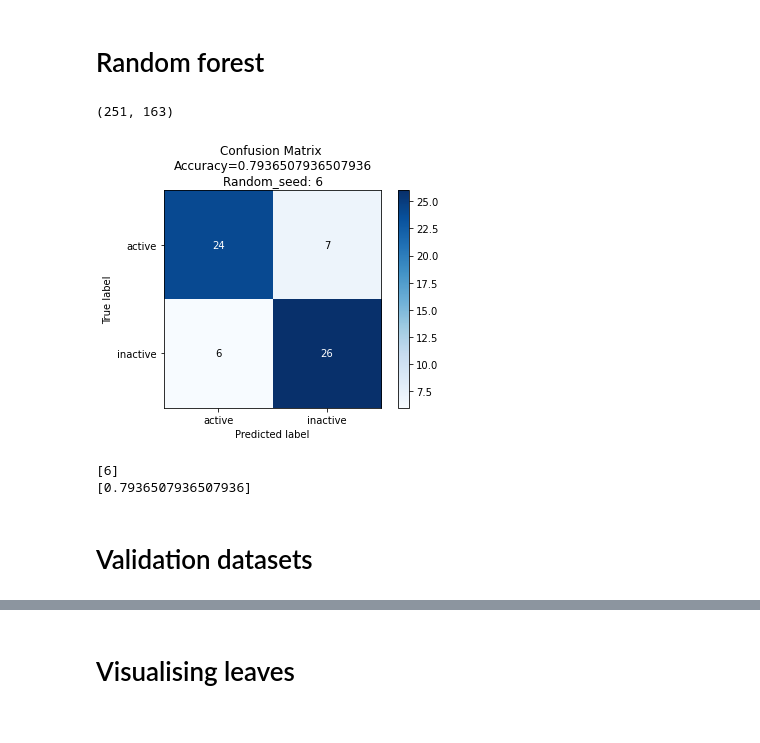
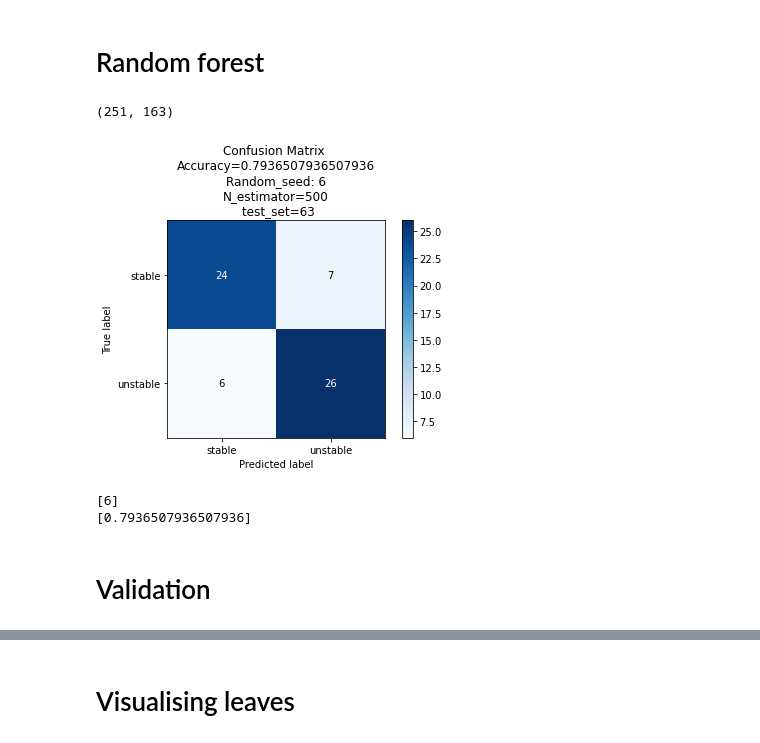
Before and after one commit to hskaushik/deepchem_learning, a Jupyter notebook: project1/RandomForest_PP_Clearance_classifier.ipynb, the cells around one changed output, grey strips where cells are left out. Drawn from its saved outputs; the diff is of its cells as text; code cells hidden in the pictures.

```diff
--- a/project1/RandomForest_PP_Clearance_classifier.ipynb
+++ b/project1/RandomForest_PP_Clearance_classifier.ipynb
@@ -24,8 +24,8 @@ full_copy = pd.read_csv('../../../project1_data/Series4_full.csv', index_col = '
 
 # full_copy['class'] = np.where(full_copy.desired >=5 , True, np.where(full_copy.desired < 5, False))
 
-full_copy.loc[full_copy['clearance'] <5, 'class'] = 'active'
-full_copy.loc[full_copy['clearance'] >=5, 'class'] = 'inactive'
+full_copy.loc[full_copy['clearance'] <5, 'class'] = 'stable'
+full_copy.loc[full_copy['clearance'] >=5, 'class'] = 'unstable'
 
 # allMerged.drop(allMerged[allMerged.clearance > 49.9].index, inplace=True)
 
@@ -129,14 +130,25 @@ y = allMerged['class'].to_numpy()
 # print(y)
 
 # Plotting confusion matrix:
-def plot_confusion_matrix(y_test, y_pred, accuracy_score, random_seed):
+def plot_confusion_matrix(y_test, y_pred, accuracy_score, random_seed, N_estimator, test_set_size):
+    """
+    Plots confusion matrix along with associated properties for bookkeeping.
+    """
     import scikitplot as skplt
     skplt.metrics.plot_confusion_matrix(y_test, y_pred)
-    plt.title('Confusion Matrix \nAccuracy=' + str(accuracy_score) +"" + "\nRandom_seed: " + str(random_seed))
+    plt.title('Confusion Matrix \nAccuracy=' + str(accuracy_score) +"" + "\nRandom_seed: " +
+              str(random_seed) +
+              '\nN_estimator='+str(N_estimator)+
+             '\n test_set='+str(test_set_size))
     plt.show()
+
+
+
 
 r2_list = []
 random_state_variable_list = []
+
+n_estimator_variable=500
 
 for f in range(6,7,1):
 
@@ -147,37 +159,47 @@ for f in range(6,7,1):
     X_train, X_test, y_train, y_test = train_test_split(X, y, test_size=0.2, random_state=random_state_variable)
     print(X_train.shape)
     # print(X_test.shape)
     # print(y_train.shape)
     # print(y_test.shape)
 
     from sklearn.preprocessing import StandardScaler
 
     sc = StandardScaler()
     X_train = sc.fit_transform(X_train)
+
+#     writing out X_train as dataframe
+    X_training_data = pd.DataFrame(columns=allMerged.columns[2:],
+                                   data=X_train)
+
+    X_training_data.to_csv('../../../project1_data/from_PP/training_data.csv')
+
     X_test = sc.transform(X_test)
-    X_train.shape
-
+#     print(X_train[0])
 
     ### Starting Random Forest fitting
 
     from sklearn.ensemble import RandomForestRegressor, RandomForestClassifier
 
-    regressor = RandomForestClassifier(n_estimators=500, random_state=random_state_variable)
+    regressor = RandomForestClassifier(n_estimators=n_estimator_variable, random_state=random_state_variable)
     regressor.fit(X_train, y_train)
     y_pred = regressor.predict(X_test)
 
     from sklearn import metrics
+    test_set_size=y_test.shape[0]
 
 #     print('Mean Absolute Error:', metrics.mean_absolute_error(y_test, y_pred))
 #     print('Mean Squared Error:', metrics.mean_squared_error(y_test, y_pred))
 #     print('Root Mean Squared Error:', np.sqrt(metrics.mean_squared_error(y_test, y_pred)))
     r2_list.append(metrics.accuracy_score(y_test, y_pred))
-    plot_confusion_matrix(y_test, y_pred, metrics.accuracy_score(y_test, y_pred), random_state_variable)
+    plot_confusion_matrix(y_test, y_pred, metrics.accuracy_score(y_test, y_pred),
+                          random_state_variable, n_estimator_variable,
+                          test_set_size)
+
 
 print (random_state_variable_list)
 print (r2_list)
 # %% [output]
 (251, 163)
-[figure, old version]
+[figure, new version]
 [6]
 [0.7936507936507936]
@@ -188,2 +206,2 @@ print (r2_list)
 # %% [markdown]
-# Validation datasets
+# Validation
```
Also changed, not shown: parts of 11 cells of this notebook, 8 other files.
